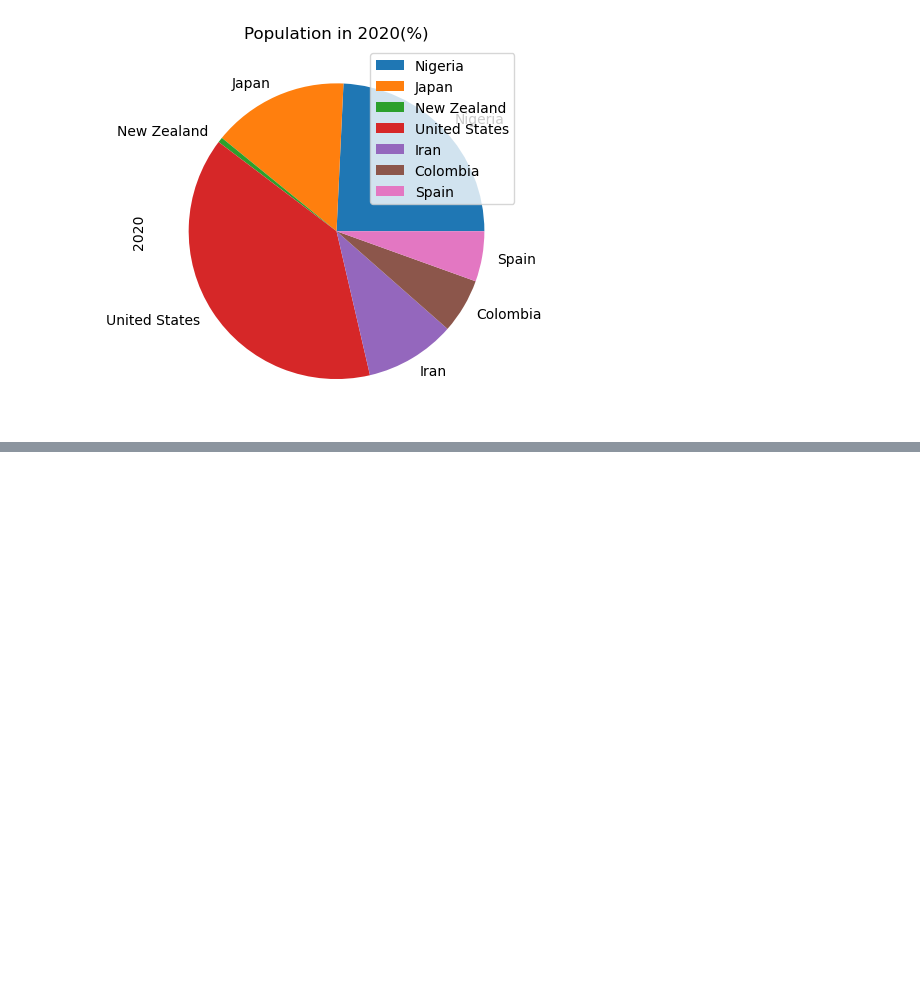
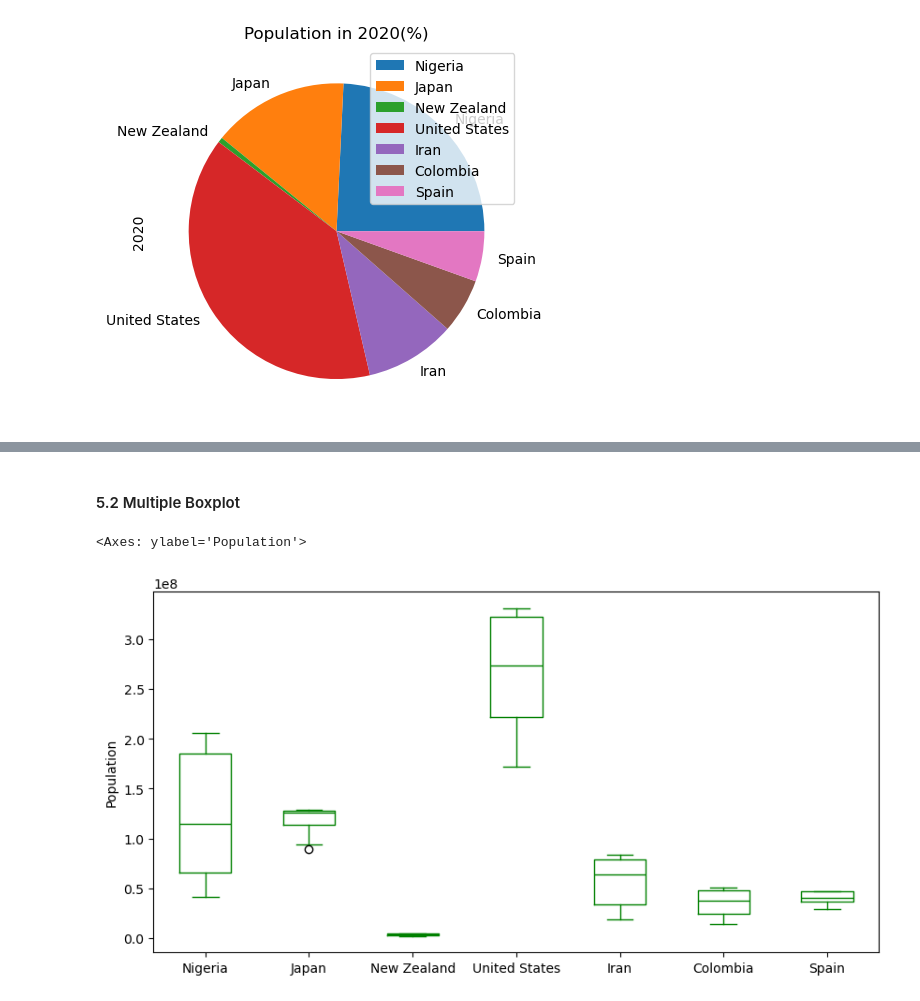
Before and after one commit to 0xazaka/data_science_learning, a Jupyter notebook: 06_Project 2_data_visualization/38_data_visualization_with_pandas.ipynb, the cells around one changed output, grey strips where cells are left out. Cells and saved outputs as stored; diff of their text form; code cells hidden in the pictures; blank space fills up the shorter version.

```diff
--- a/06_Project 2_data_visualization/38_data_visualization_with_pandas.ipynb
+++ b/06_Project 2_data_visualization/38_data_visualization_with_pandas.ipynb
@@ -155,0 +164,7 @@ df_pivot_2020.plot(kind='pie', y='2020', title='Population in 2020(%)')
+# %% [markdown]
+#### 5.2 Multiple Boxplot
+# %%
+df_pivot.plot(kind='box', color='green', ylabel='Population', figsize=(10,5))
+# %% [output]
+<Axes: ylabel='Population'>
+[figure, added]
```
Also changed, not shown: parts of 7 cells of this notebook.
